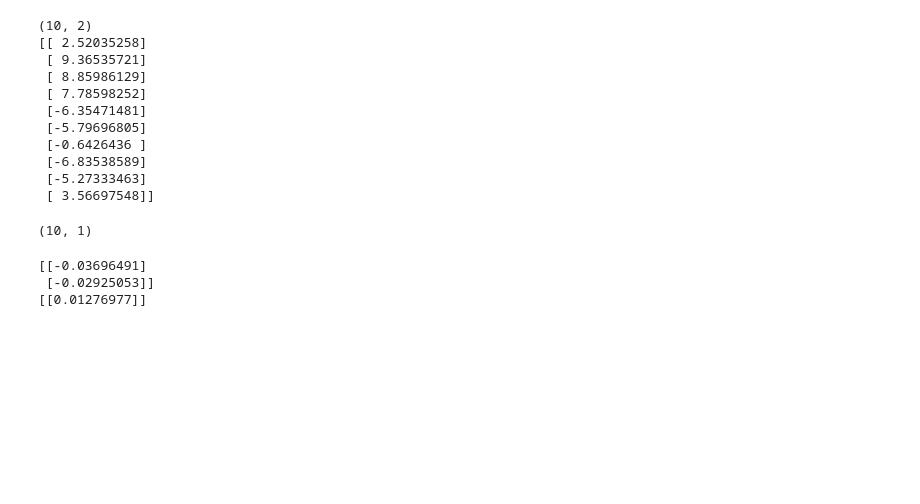
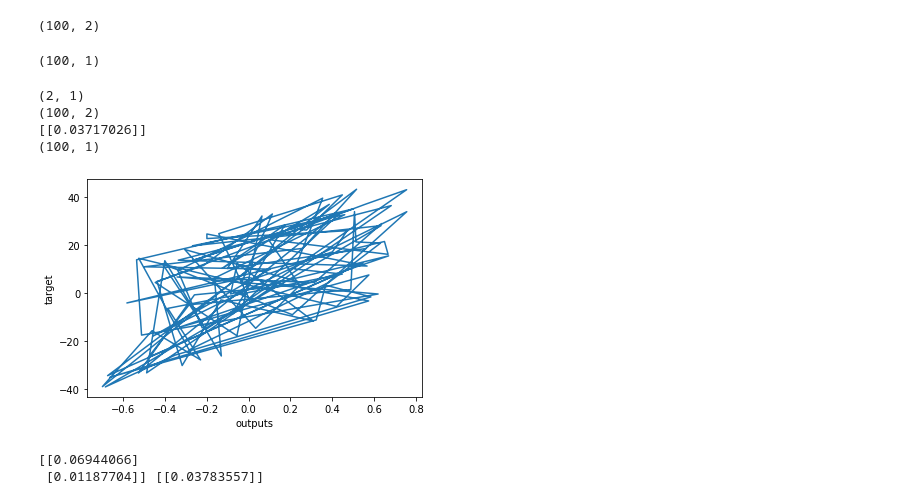
Before and after one commit to sanyam188/Tensorflow_models, a Jupyter notebook: Minimal_Example/Untitled.ipynb, the cells around one changed output. Saved outputs shown, nothing was run; the diff lists cells and outputs as text; code cells hidden in the pictures; blank space fills up the shorter version.

```diff
--- a/Minimal_Example/Untitled.ipynb
+++ b/Minimal_Example/Untitled.ipynb
@@ -3,44 +3,61 @@ import numpy as np
 import matplotlib.pyplot as plt
 from mpl_toolkits.mplot3d import Axes3D
 # %%
-observations=10
+observations=100
 xs=np.random.uniform(-10,10,(observations,1))
 zs=np.random.uniform(-10,10,(observations,1))
 
 inputs=np.column_stack((xs,zs))
 
 print(inputs.shape)
-print(xs)
 # %% [output]
-(10, 2)
-[[ 2.52035258]
- [ 9.36535721]
- [ 8.85986129]
- [ 7.78598252]
- [-6.35471481]
- [-5.79696805]
- [-0.6426436 ]
- [-6.83538589]
- [-5.27333463]
- [ 3.56697548]]
+(100, 2)
 # %%
-noise=np.random.uniform(-10,10,(observations,1))
+# noise=np.random.uniform(-1,1,(observations,1))
+noise=0
 target=xs*2+zs*3+5+noise
 
 print(target.shape)
 # %% [output]
-(10, 1)
+(100, 1)
 # %%
 init_range=0.1
 
 weight=np.random.uniform(-init_range,init_range,(2,1))
 bias=np.random.uniform(-init_range,init_range,(1,1))
 
-print(weight)
+print(weight.shape)
+print(inputs.shape)
 print(bias)
+print(target.shape)
 # %% [output]
-[[-0.03696491]
- [-0.02925053]]
-[[0.01276977]]
+(2, 1)
+(100, 2)
+[[0.03717026]]
+(100, 1)
 # %%
-learning_rate=0.02
+learning_rate=0.000001
+# %%
+for i in range(10000):
+    outputs=np.dot(inputs,weight)+bias
+    delta=outputs-target
+
+    loss=np.sum((delta**2)/observations) /2
+#     print(loss)
+
+    delta_scaled=delta/observations
+
+    weight=weight-learning_rate*np.dot(inputs.T, delta_scaled)
+    bias=bias-learning_rate*np.sum(delta_scaled)
+# %%
+plt.plot(outputs,target)
+plt.xlabel('outputs')
+plt.ylabel('target')
+plt.show()
+# %% [output]
+[figure, added]
+# %%
+print(weight,bias)
+# %% [output]
+[[0.06944066]
+ [0.01187704]] [[0.03783557]]
```
